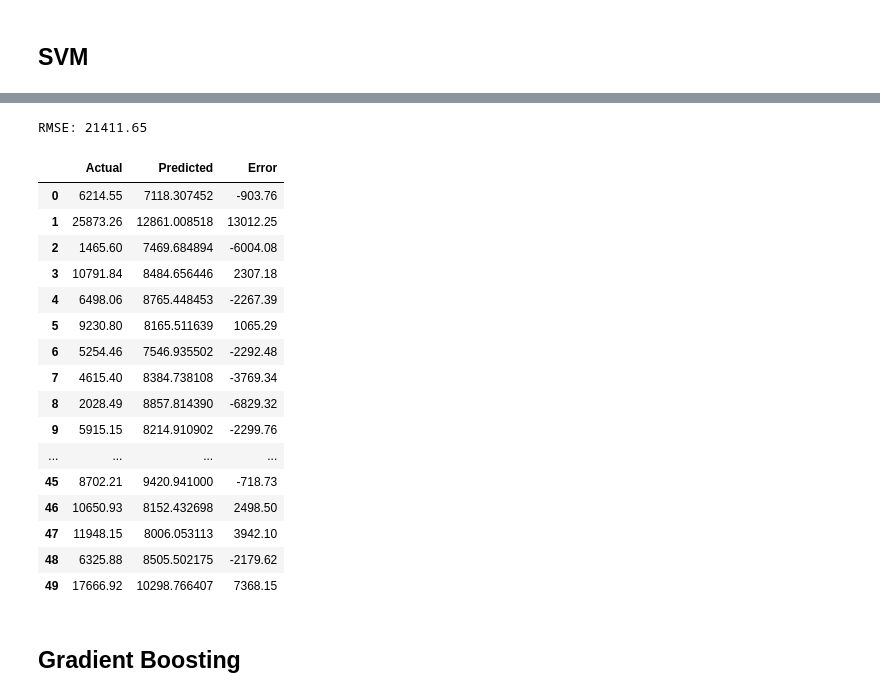
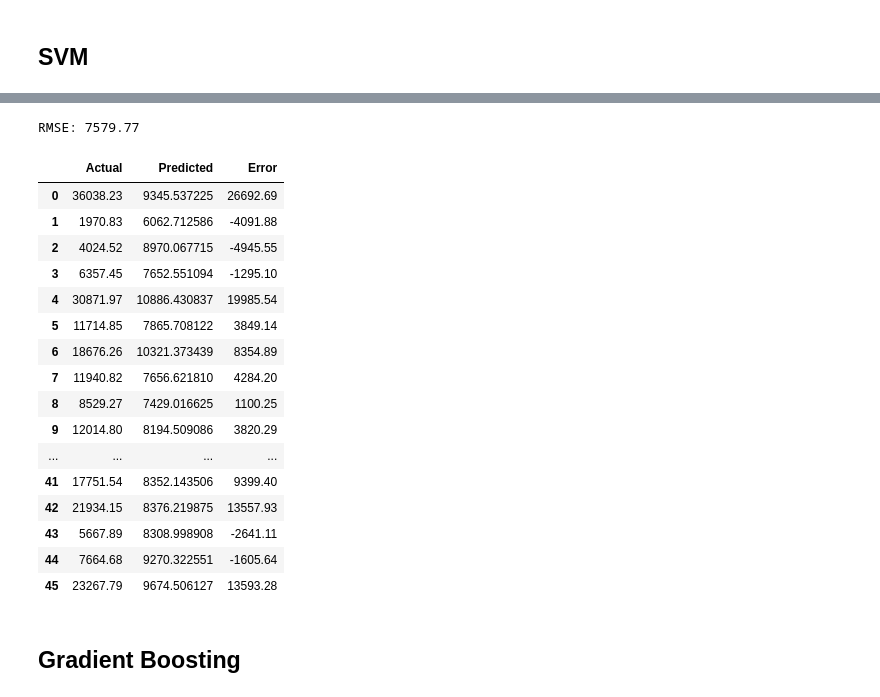
Before and after one commit to joaopaivaa/Cask-Worth, a Jupyter notebook: model.ipynb, the cells around one changed output, grey strips where cells are left out. Cells and saved outputs as stored; diff of their text form; code cells hidden in the pictures.

```diff
--- a/model.ipynb
+++ b/model.ipynb
@@ -305,0 +309,8 @@ df
+# %%
+
+filtro = (df['Adjust Buyer Price'] >= (Q1 - 1.5 * IQR)) & (df['Adjust Buyer Price'] <= (Q3 + 1.5 * IQR))
+df = df[filtro].reset_index(drop=True)
+plt.figure(figsize=(6, 3))
+plt.hist(df['Adjust Buyer Price'], color='blue', alpha=0.5)
+plt.title('Buyer Price')
+plt.show()
@@ -305,0 +332,2 @@ df
+# %%
+df.drop(columns=['Auction Date'], inplace=True)
@@ -346,7 +423,7 @@ pred_vs_test['Error'] = round(pred_vs_test['Actual'] - pred_vs_test['Predicted']
 rmse = np.sqrt(np.mean(pred_vs_test['Error']**2))
 print(f"RMSE: {rmse:.2f}")
 
-models_metrics['Linear Regression'] = {'RMSE': rmse}
+models_metrics['Linear Regression - All features - No transformation'] = {'RMSE': rmse}
 
 pred_vs_test
 # %% [output]
@@ -429,7 +503,7 @@ pred_vs_test['Error'] = round(pred_vs_test['Actual'] - pred_vs_test['Predicted']
 rmse = np.sqrt(np.mean(pred_vs_test['Error']**2))
 print(f"RMSE: {rmse:.2f}")
 
-models_metrics['Random Forest'] = {'RMSE': rmse}
+models_metrics['Random Forest - All features - No transformation'] = {'RMSE': rmse}
 
 pred_vs_test
 # %% [output]
@@ -488,32 +560,32 @@ Best estimator: SVR(C=10, kernel='linear')
 # %%
 pred_vs_test = pd.DataFrame({'Actual': y_test.values, 'Predicted': y_pred})
 pred_vs_test['Error'] = round(pred_vs_test['Actual'] - pred_vs_test['Predicted'], 2)
 
 rmse = np.sqrt(np.mean(pred_vs_test['Error']**2))
 print(f"RMSE: {rmse:.2f}")
 
-models_metrics['SVM'] = {'RMSE': rmse}
+models_metrics['SVM - All features - No transformation'] = {'RMSE': rmse}
 
 pred_vs_test
 # %% [output]
-RMSE: 21411.65
+RMSE: 7579.77
 |  | Actual | Predicted | Error |
-| 0 | 6214.55 | 7118.307452 | -903.76 |
-| 1 | 25873.26 | 12861.008518 | 13012.25 |
-| 2 | 1465.60 | 7469.684894 | -6004.08 |
-| 3 | 10791.84 | 8484.656446 | 2307.18 |
-| 4 | 6498.06 | 8765.448453 | -2267.39 |
-| 5 | 9230.80 | 8165.511639 | 1065.29 |
-| 6 | 5254.46 | 7546.935502 | -2292.48 |
-| 7 | 4615.40 | 8384.738108 | -3769.34 |
-| 8 | 2028.49 | 8857.814390 | -6829.32 |
-| 9 | 5915.15 | 8214.910902 | -2299.76 |
+| 0 | 36038.23 | 9345.537225 | 26692.69 |
+| 1 | 1970.83 | 6062.712586 | -4091.88 |
+| 2 | 4024.52 | 8970.067715 | -4945.55 |
+| 3 | 6357.45 | 7652.551094 | -1295.10 |
+| 4 | 30871.97 | 10886.430837 | 19985.54 |
+| 5 | 11714.85 | 7865.708122 | 3849.14 |
+| 6 | 18676.26 | 10321.373439 | 8354.89 |
+| 7 | 11940.82 | 7656.621810 | 4284.20 |
+| 8 | 8529.27 | 7429.016625 | 1100.25 |
+| 9 | 12014.80 | 8194.509086 | 3820.29 |
 | ... | ... | ... | ... |
-| 45 | 8702.21 | 9420.941000 | -718.73 |
-| 46 | 10650.93 | 8152.432698 | 2498.50 |
-| 47 | 11948.15 | 8006.053113 | 3942.10 |
-| 48 | 6325.88 | 8505.502175 | -2179.62 |
-| 49 | 17666.92 | 10298.766407 | 7368.15 |
+| 41 | 17751.54 | 8352.143506 | 9399.40 |
+| 42 | 21934.15 | 8376.219875 | 13557.93 |
+| 43 | 5667.89 | 8308.998908 | -2641.11 |
+| 44 | 7664.68 | 9270.322551 | -1605.64 |
+| 45 | 23267.79 | 9674.506127 | 13593.28 |
 # %% [markdown]
 ## Gradient Boosting
 # %%
```
Also changed, not shown: parts of 116 cells of this notebook, 2 other files.
